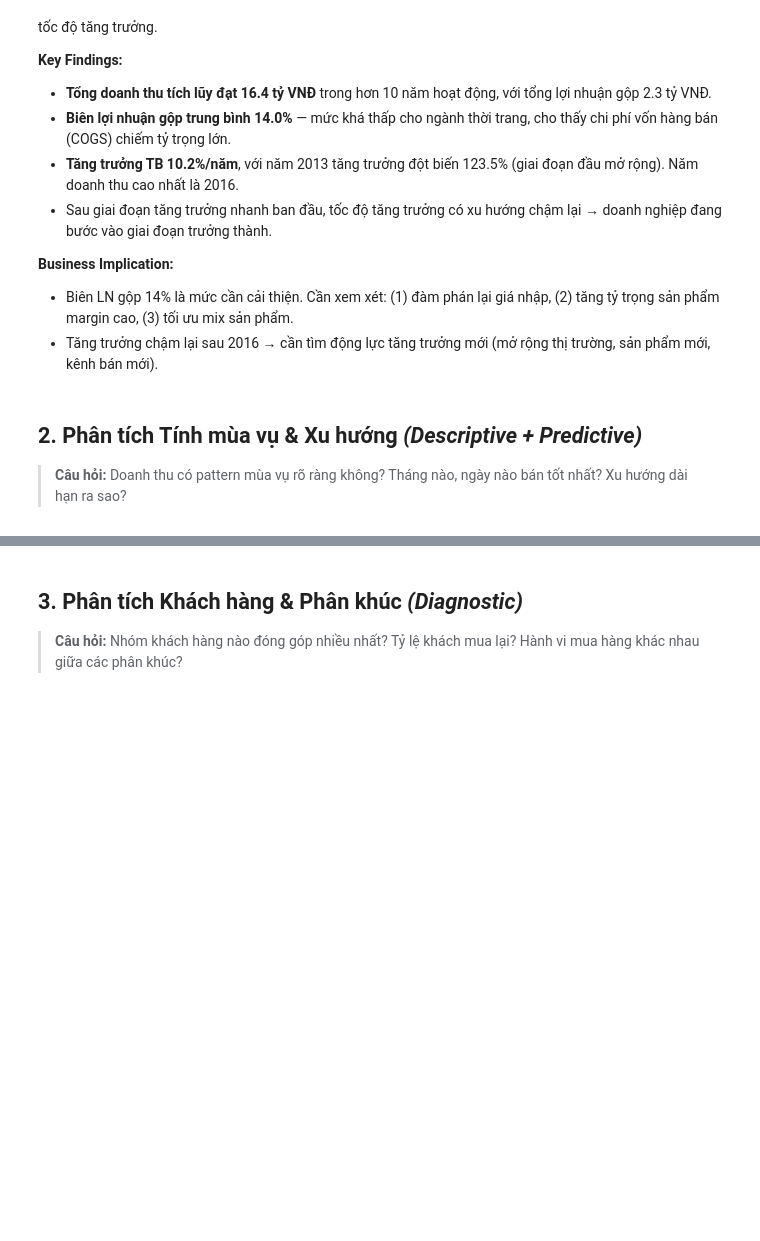
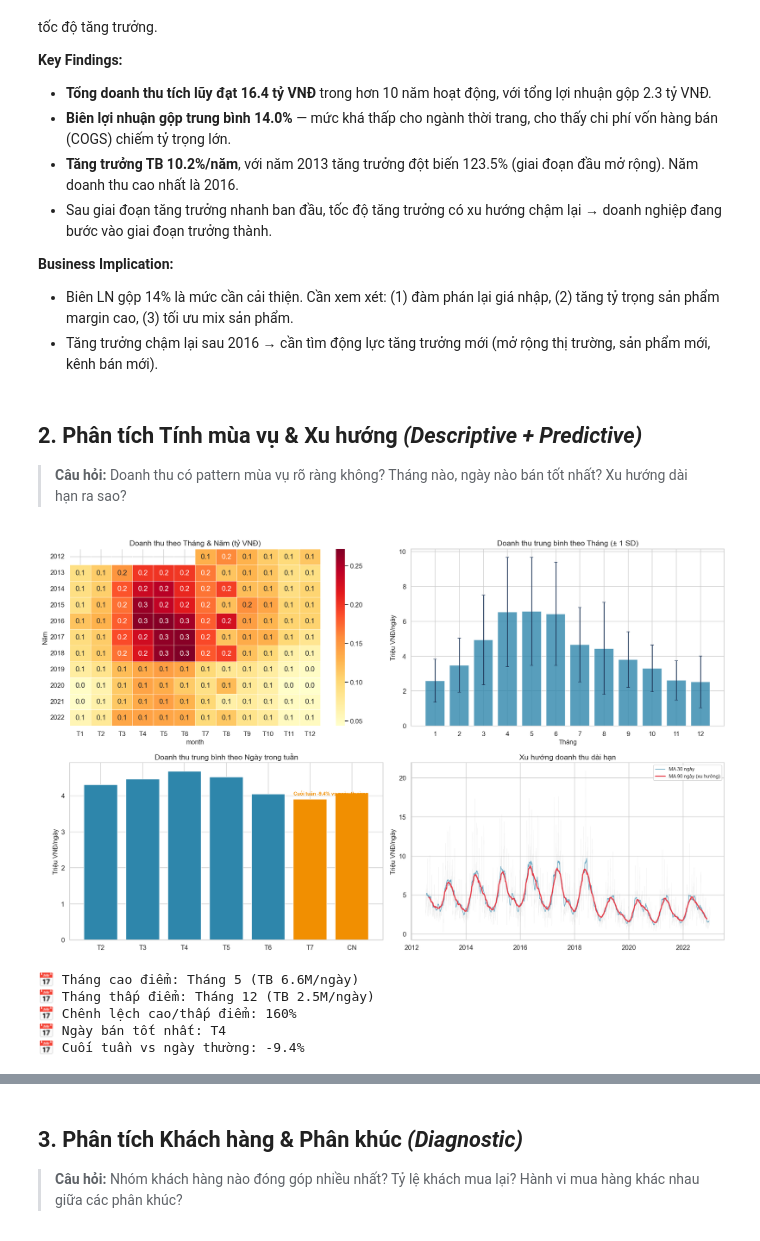
Before and after one commit to trieutienthanh284/Datathon2026, a Jupyter notebook: P2_EDA_Visualization.ipynb, the cells around one changed output, grey strips where cells are left out. Cells and saved outputs as stored; diff of their text form; code cells hidden in the pictures; blank space fills up the shorter version.

```diff
--- a/P2_EDA_Visualization.ipynb
+++ b/P2_EDA_Visualization.ipynb
@@ -186,3 +186,72 @@ print(f"  Năm tăng trưởng mạnh nhất: {annual.loc[annual['Rev_YoY'].idxm
 ## 2. Phân tích Tính mùa vụ & Xu hướng *(Descriptive + Predictive)*
 
 > **Câu hỏi:** Doanh thu có pattern mùa vụ rõ ràng không? Tháng nào, ngày nào bán tốt nhất? Xu hướng dài hạn ra sao?
+# %%
+# Monthly revenue heatmap
+monthly = sales.groupby(['year', 'month'])['Revenue'].sum().reset_index()
+pivot = monthly.pivot(index='year', columns='month', values='Revenue')
+
+fig, axes = plt.subplots(2, 2, figsize=(18, 11))
+
+# 1. Heatmap
+sns.heatmap(pivot / 1e9, annot=True, fmt='.1f', cmap='YlOrRd', ax=axes[0,0], linewidths=0.5,
+            xticklabels=['T1','T2','T3','T4','T5','T6','T7','T8','T9','T10','T11','T12'])
+axes[0,0].set_title('Doanh thu theo Tháng & Năm (tỷ VNĐ)')
+axes[0,0].set_ylabel('Năm')
+
+# 2. Average monthly pattern with std band
+monthly_stats = sales.groupby('month')['Revenue'].agg(['mean', 'std'])
+axes[0,1].bar(range(1,13), monthly_stats['mean']/1e6, color=COLORS['primary'], alpha=0.8)
+axes[0,1].errorbar(range(1,13), monthly_stats['mean']/1e6, yerr=monthly_stats['std']/1e6,
+                   fmt='none', color=COLORS['dark'], capsize=3)
+axes[0,1].set_title('Doanh thu trung bình theo Tháng (± 1 SD)')
+axes[0,1].set_xlabel('Tháng'); axes[0,1].set_ylabel('Triệu VNĐ/ngày')
+axes[0,1].set_xticks(range(1,13))
+
+# 3. Day of week pattern
+sales['dow'] = sales['Date'].dt.dayofweek
+dow_avg = sales.groupby('dow')['Revenue'].mean()
+dow_labels = ['T2','T3','T4','T5','T6','T7','CN']
+colors_dow = [COLORS['primary']]*5 + [COLORS['accent']]*2
+axes[1,0].bar(range(7), dow_avg/1e6, color=colors_dow, edgecolor='white')
+axes[1,0].set_title('Doanh thu trung bình theo Ngày trong tuần')
+axes[1,0].set_xticks(range(7)); axes[1,0].set_xticklabels(dow_labels)
+axes[1,0].set_ylabel('Triệu VNĐ/ngày')
+# Annotate weekend difference
+weekday_avg = dow_avg.iloc[:5].mean()
+weekend_avg = dow_avg.iloc[5:].mean()
+diff_pct = (weekend_avg / weekday_avg - 1) * 100
+axes[1,0].annotate(f'Cuối tuần {"+" if diff_pct>0 else ""}{diff_pct:.1f}% vs ngày thường',
+                   xy=(5.5, weekend_avg/1e6), fontsize=9, color=COLORS['accent'], fontweight='bold',
+                   ha='center', va='bottom')
+
+# 4. Rolling 30-day trend with decomposition
+sales_sorted = sales.sort_values('Date')
+sales_sorted['Rev_MA30'] = sales_sorted['Revenue'].rolling(30, center=True).mean()
+sales_sorted['Rev_MA90'] = sales_sorted['Revenue'].rolling(90, center=True).mean()
+axes[1,1].plot(sales_sorted['Date'], sales_sorted['Revenue']/1e6, alpha=0.15, color='gray', linewidth=0.3)
+axes[1,1].plot(sales_sorted['Date'], sales_sorted['Rev_MA30']/1e6, color=COLORS['primary'],
+               linewidth=1, label='MA 30 ngày', alpha=0.7)
+axes[1,1].plot(sales_sorted['Date'], sales_sorted['Rev_MA90']/1e6, color=COLORS['danger'],
+               linewidth=2, label='MA 90 ngày (xu hướng)')
+axes[1,1].set_title('Xu hướng doanh thu dài hạn')
+axes[1,1].set_ylabel('Triệu VNĐ/ngày'); axes[1,1].legend(fontsize=9)
+
+plt.tight_layout(); plt.show()
+
+# Stats
+peak_month = monthly_stats['mean'].idxmax()
+low_month = monthly_stats['mean'].idxmin()
+peak_dow = dow_avg.idxmax()
+print(f"📅 Tháng cao điểm: Tháng {peak_month} (TB {monthly_stats['mean'][peak_month]/1e6:.1f}M/ngày)")
+print(f"📅 Tháng thấp điểm: Tháng {low_month} (TB {monthly_stats['mean'][low_month]/1e6:.1f}M/ngày)")
+print(f"📅 Chênh lệch cao/thấp điểm: {(monthly_stats['mean'][peak_month]/monthly_stats['mean'][low_month]-1)*100:.0f}%")
+print(f"📅 Ngày bán tốt nhất: {dow_labels[peak_dow]}")
+print(f"📅 Cuối tuần vs ngày thường: {diff_pct:+.1f}%")
+# %% [output]
+[figure, added]
+📅 Tháng cao điểm: Tháng 5 (TB 6.6M/ngày)
+📅 Tháng thấp điểm: Tháng 12 (TB 2.5M/ngày)
+📅 Chênh lệch cao/thấp điểm: 160%
+📅 Ngày bán tốt nhất: T4
+📅 Cuối tuần vs ngày thường: -9.4%
```
Also changed, not shown: parts of 6 cells of this notebook.
